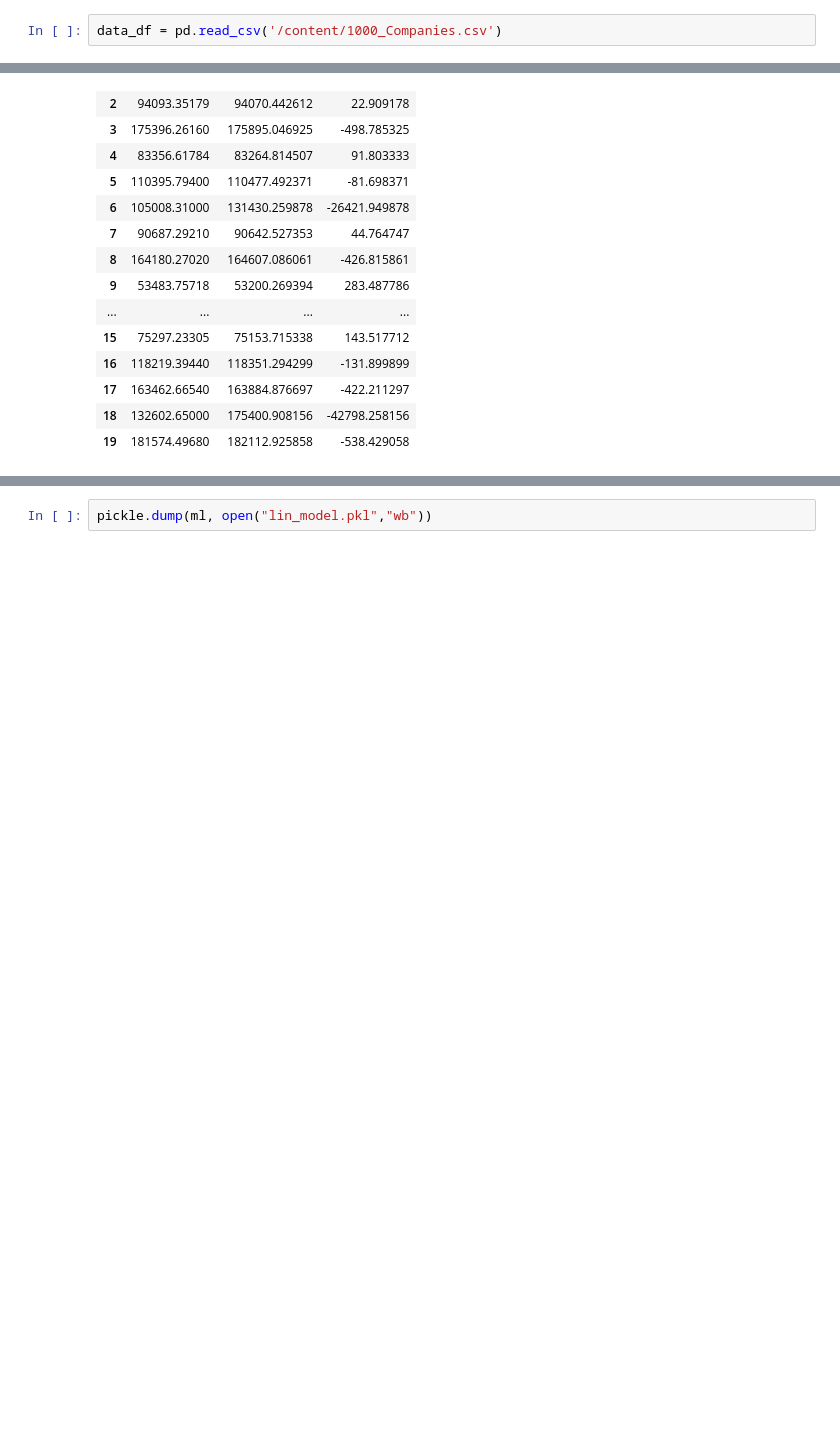
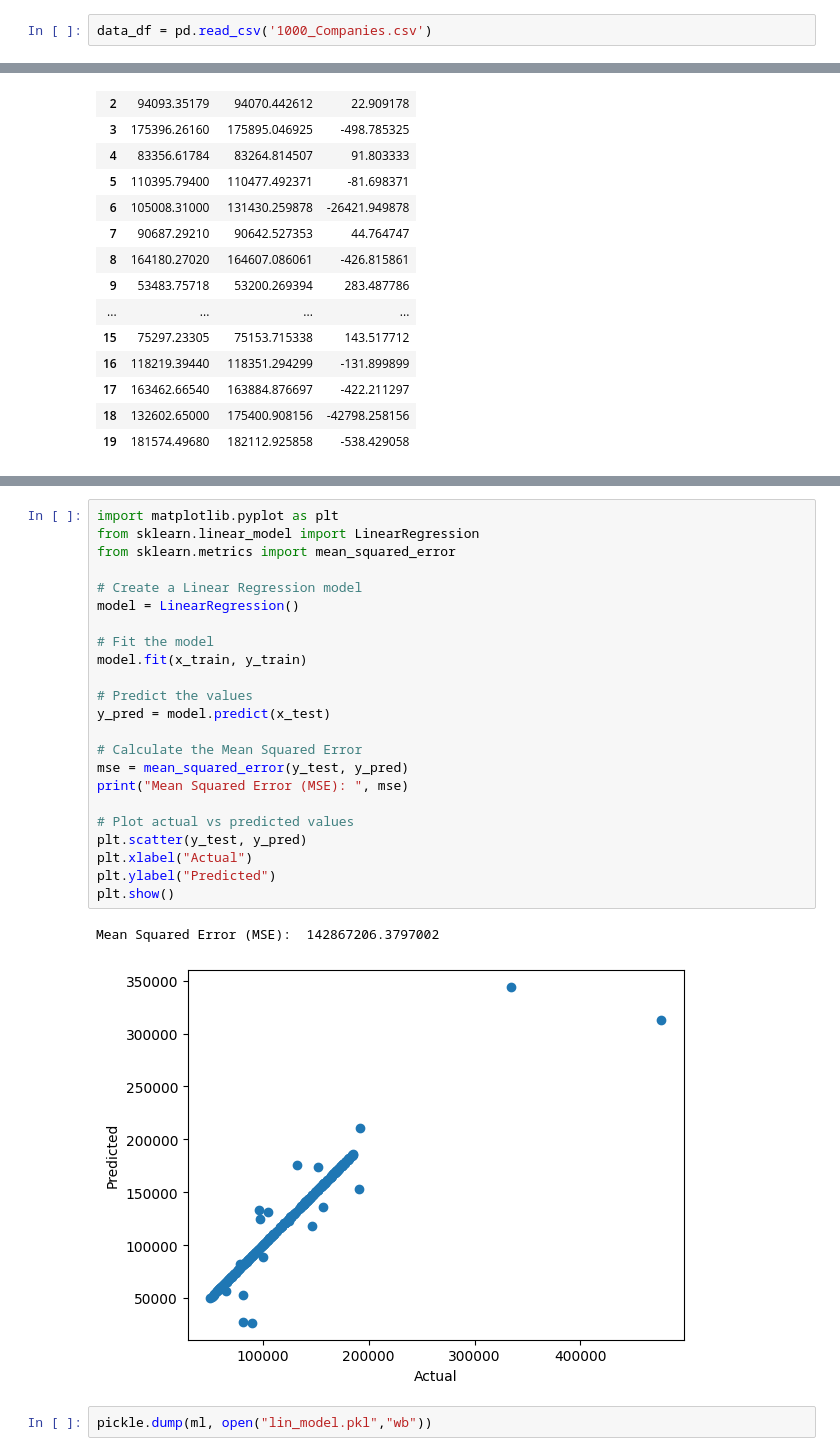
Before and after one commit to shobian/DSGP, a Jupyter notebook: Profit prdiction/Profit_Prediction_Using_Multiple_Linear_Regression (2).ipynb, the cells around one changed output, grey strips where cells are left out. Drawn from its saved outputs; the diff is of its cells as text; blank space fills up the shorter version.

```diff
--- a/Profit prdiction/Profit_Prediction_Using_Multiple_Linear_Regression (2).ipynb
+++ b/Profit prdiction/Profit_Prediction_Using_Multiple_Linear_Regression (2).ipynb
@@ -14,7 +14,7 @@ import pickle
 # %% [markdown]
 Import Dataset
 # %%
-data_df = pd.read_csv('/content/1000_Companies.csv')
+data_df = pd.read_csv('1000_Companies.csv')
 # %%
 data_df.head()
 # %% [output]
@@ -218,2 +244,28 @@ pred_y_df[0:20]
+# %%
+import matplotlib.pyplot as plt
+from sklearn.linear_model import LinearRegression
+from sklearn.metrics import mean_squared_error
+
+# Create a Linear Regression model
+model = LinearRegression()
+
+# Fit the model
+model.fit(x_train, y_train)
+
+# Predict the values
+y_pred = model.predict(x_test)
+
+# Calculate the Mean Squared Error
+mse = mean_squared_error(y_test, y_pred)
+print("Mean Squared Error (MSE): ", mse)
+
+# Plot actual vs predicted values
+plt.scatter(y_test, y_pred)
+plt.xlabel("Actual")
+plt.ylabel("Predicted")
+plt.show()
+# %% [output]
+Mean Squared Error (MSE):  142867206.3797002
+[figure, added]
 # %%
 pickle.dump(ml, open("lin_model.pkl","wb"))
```
Also changed, not shown: parts of 7 cells of this notebook, 2 other files.
